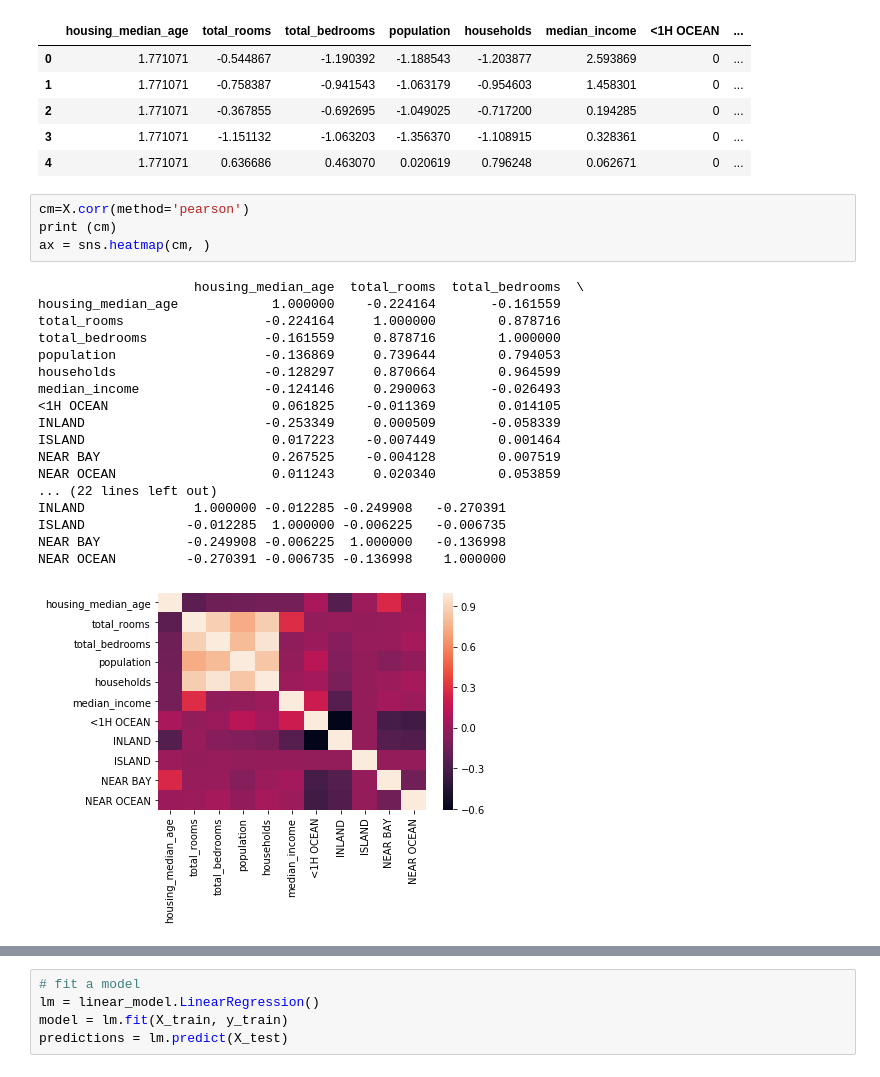
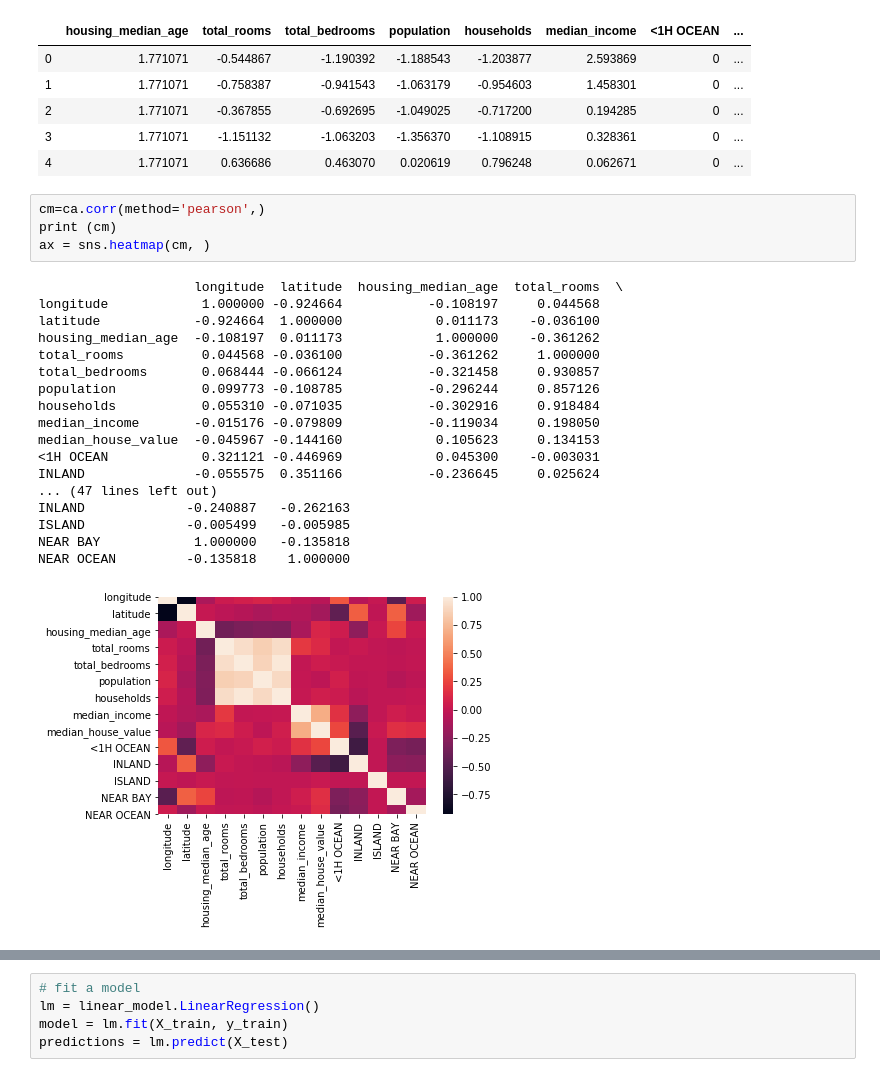
Before and after one commit to Saaimurugan/PGP-AI---Python-for-Data-Science, a Jupyter notebook: California Housing Price Prediction.ipynb, the cells around one changed output, grey strips where cells are left out. Drawn from its saved outputs; the diff is of its cells as text.

```diff
--- a/California Housing Price Prediction.ipynb
+++ b/California Housing Price Prediction.ipynb
@@ -487,25 +467,25 @@ X.head()
 | 3 | 1.771071 | -1.151132 | -1.063203 | -1.356370 | -1.108915 | 0.328361 | 0 | ... |
 | 4 | 1.771071 | 0.636686 | 0.463070 | 0.020619 | 0.796248 | 0.062671 | 0 | ... |
 # %%
-cm=X.corr(method='pearson')
+cm=ca.corr(method='pearson',)
 print (cm)
 ax = sns.heatmap(cm, )
 # %% [output]
-                    housing_median_age  total_rooms  total_bedrooms  \
-housing_median_age            1.000000    -0.224164       -0.161559
-total_rooms                  -0.224164     1.000000        0.878716
-total_bedrooms               -0.161559     0.878716        1.000000
-population                   -0.136869     0.739644        0.794053
-households                   -0.128297     0.870664        0.964599
-median_income                -0.124146     0.290063       -0.026493
-<1H OCEAN                     0.061825    -0.011369        0.014105
-INLAND                       -0.253349     0.000509       -0.058339
-ISLAND                        0.017223    -0.007449        0.001464
-NEAR BAY                      0.267525    -0.004128        0.007519
-NEAR OCEAN                    0.011243     0.020340        0.053859
-... (22 lines left out)
-INLAND              1.000000 -0.012285 -0.249908   -0.270391
-ISLAND             -0.012285  1.000000 -0.006225   -0.006735
-NEAR BAY           -0.249908 -0.006225  1.000000   -0.136998
-NEAR OCEAN         -0.270391 -0.006735 -0.136998    1.000000
+                    longitude  latitude  housing_median_age  total_rooms  \
+longitude            1.000000 -0.924664           -0.108197     0.044568
+latitude            -0.924664  1.000000            0.011173    -0.036100
+housing_median_age  -0.108197  0.011173            1.000000    -0.361262
+total_rooms          0.044568 -0.036100           -0.361262     1.000000
+total_bedrooms       0.068444 -0.066124           -0.321458     0.930857
+population           0.099773 -0.108785           -0.296244     0.857126
+households           0.055310 -0.071035           -0.302916     0.918484
+median_income       -0.015176 -0.079809           -0.119034     0.198050
+median_house_value  -0.045967 -0.144160            0.105623     0.134153
+<1H OCEAN            0.321121 -0.446969            0.045300    -0.003031
+INLAND              -0.055575  0.351166           -0.236645     0.025624
+... (47 lines left out)
+INLAND             -0.240887   -0.262163
+ISLAND             -0.005499   -0.005985
+NEAR BAY            1.000000   -0.135818
+NEAR OCEAN         -0.135818    1.000000
-[figure, old version]
+[figure, new version]
```
Also changed, not shown: parts of 22 cells of this notebook.
